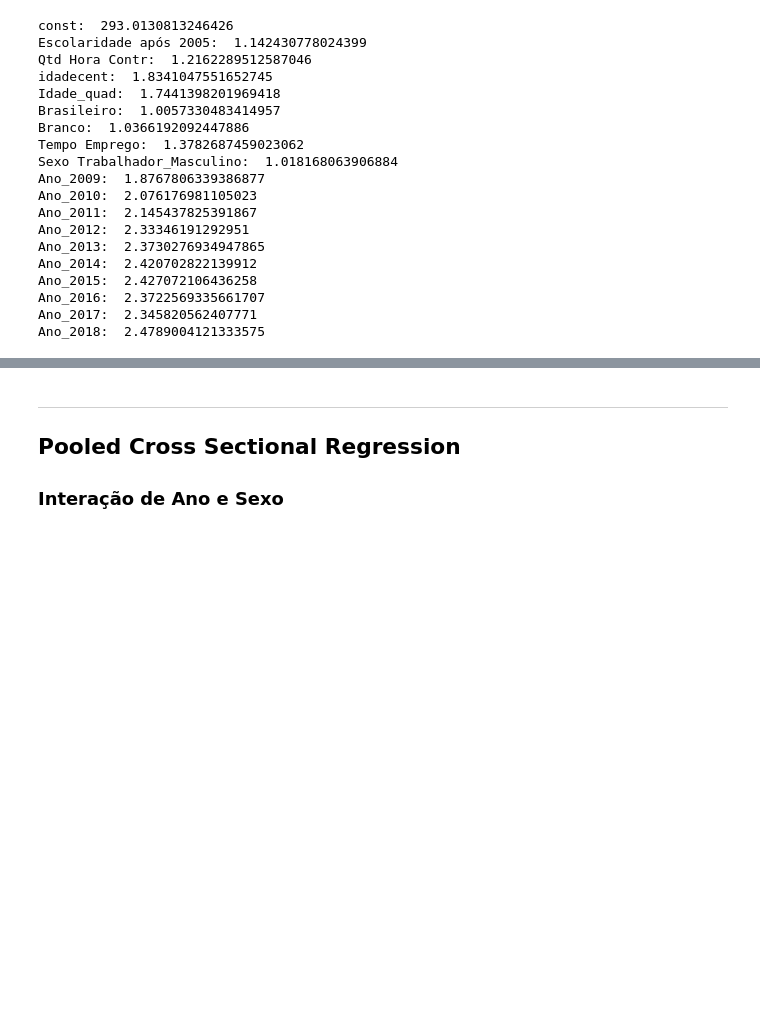
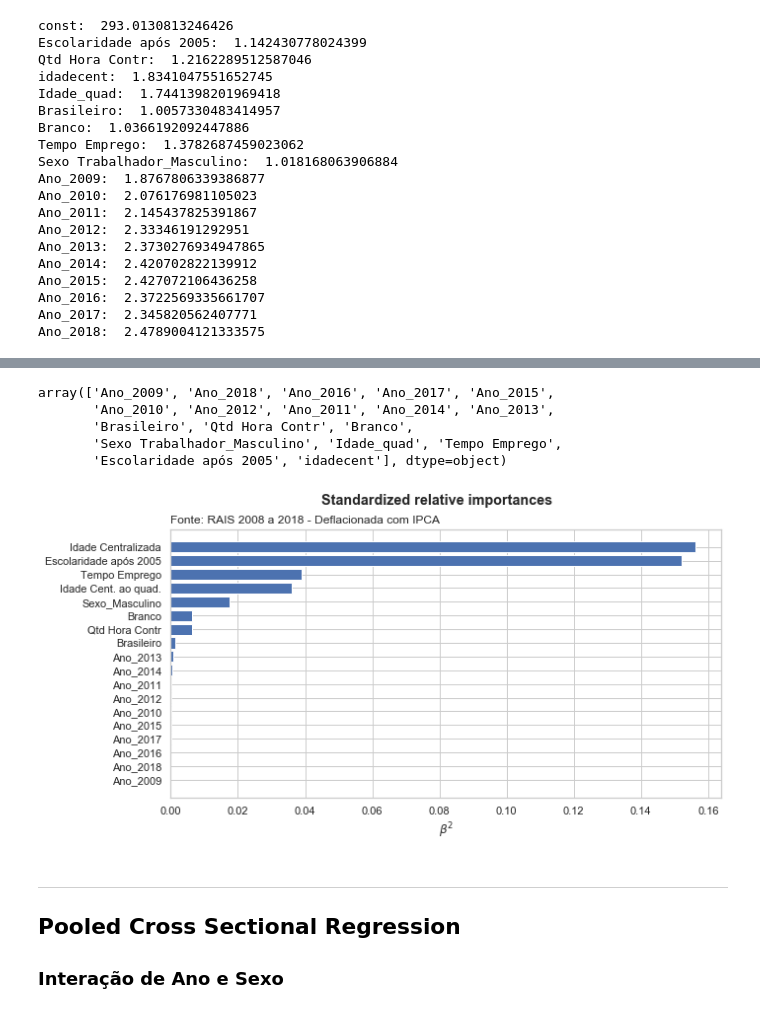
Before and after one commit to neylsoncrepalde/diversidade_mercado_ia, a Jupyter notebook: src/exploratoria.ipynb, the cells around one changed output, grey strips where cells are left out. Saved outputs shown, nothing was run; the diff lists cells and outputs as text; code cells hidden in the pictures; blank space fills up the shorter version.

```diff
--- a/src/exploratoria.ipynb
+++ b/src/exploratoria.ipynb
@@ -699,6 +699,35 @@ Covariance Type:            nonrobust
 
 Warnings:
 [1] Standard Errors assume that the covariance matrix of the errors is correctly specified.
+# %%
+bdregpad.cols.values
+# %% [output]
+array(['Ano_2009', 'Ano_2018', 'Ano_2016', 'Ano_2017', 'Ano_2015',
+       'Ano_2010', 'Ano_2012', 'Ano_2011', 'Ano_2014', 'Ano_2013',
+       'Brasileiro', 'Qtd Hora Contr', 'Branco',
+       'Sexo Trabalhador_Masculino', 'Idade_quad', 'Tempo Emprego',
+       'Escolaridade após 2005', 'idadecent'], dtype=object)
+# %%
+# Comparando coeficientes
+bdregpad = pd.DataFrame({'cols':list(regpad.params.keys()), 'betas':regpad.params ** 2}).sort_values('betas',ascending=True)
+
+from matplotlib import rc
+rc('text', usetex=False)
+plt.figure(figsize=(10,5))
+plt.barh(bdregpad.cols, bdregpad.betas)
+plt.suptitle("Standardized relative importances", fontweight="bold", fontsize="large")
+plt.title("Fonte: RAIS 2008 a 2018 - Deflacionada com IPCA", loc='left')
+rc('text', usetex=True)
+plt.xlabel("$\\beta^2$")
+rc('text', usetex=False)
+plt.yticks(np.arange(0,18), ['Ano_2009', 'Ano_2018', 'Ano_2016', 'Ano_2017', 'Ano_2015',
+                           'Ano_2010', 'Ano_2012', 'Ano_2011', 'Ano_2014', 'Ano_2013',
+                           'Brasileiro', 'Qtd Hora Contr', 'Branco',
+                           'Sexo_Masculino', 'Idade Cent. ao quad.', 'Tempo Emprego',
+                           'Escolaridade após 2005', 'Idade Centralizada'])
+plt.show()
+# %% [output]
+[figure, added]
 # %% [markdown]
 ---
 
```
Also changed, not shown: parts of 24 cells of this notebook.
